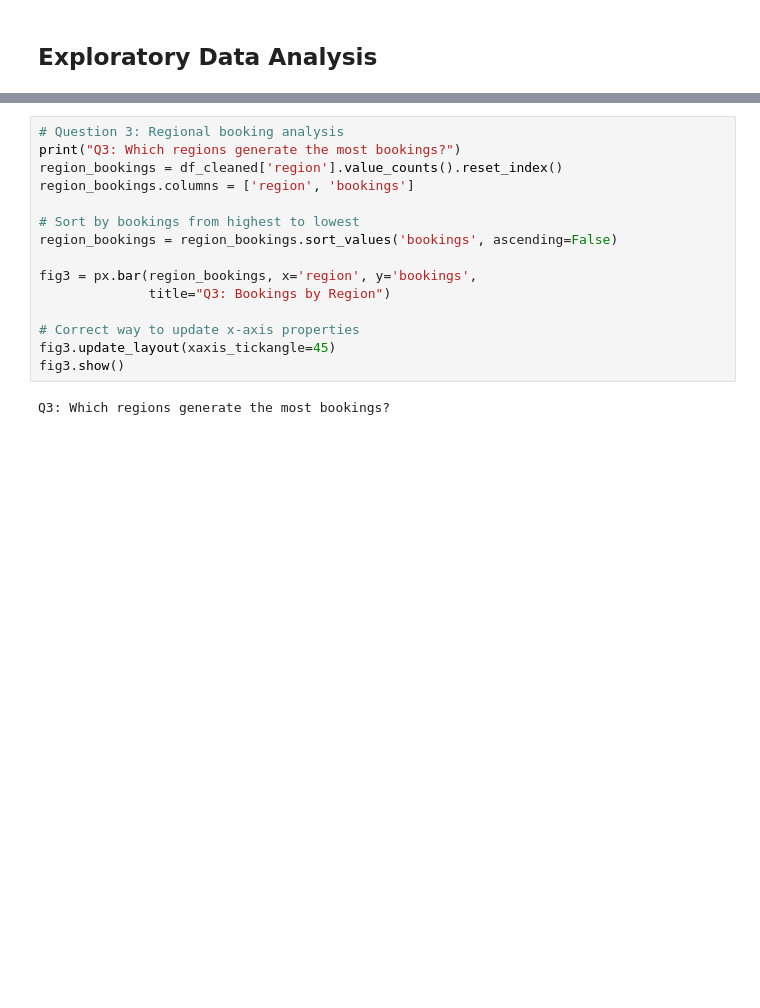
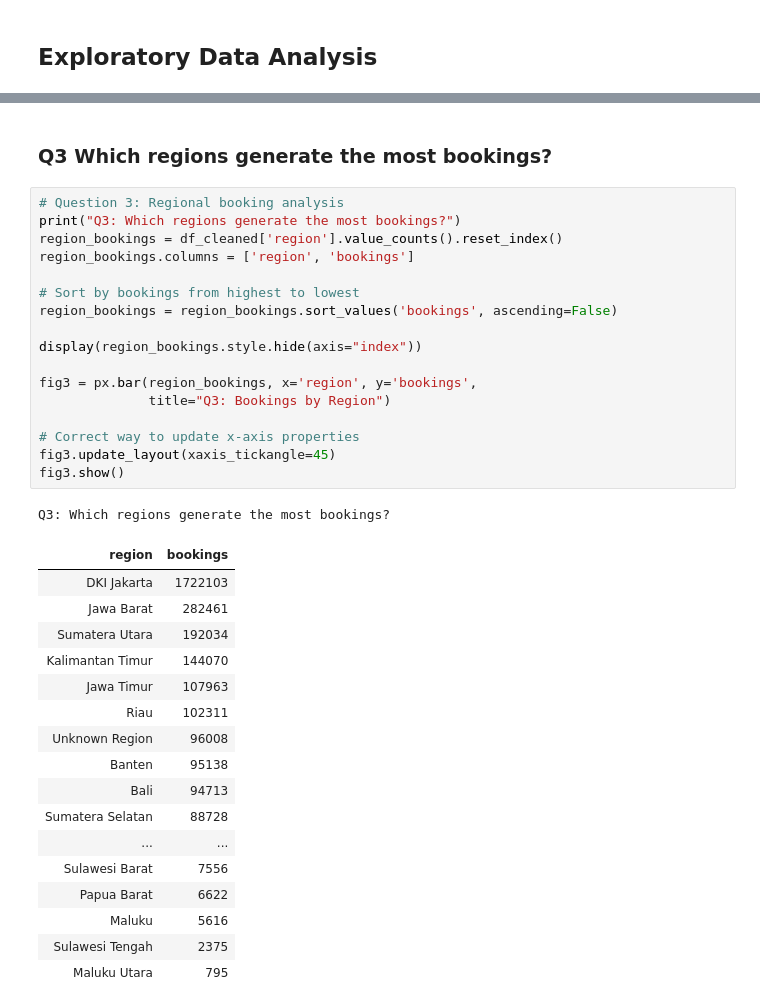
Before and after one commit to KeyCode17/Case-Study-Assignment, a Jupyter notebook: Analyze.ipynb, the cells around one changed output, grey strips where cells are left out. Drawn from its saved outputs; the diff is of its cells as text; blank space fills up the shorter version.

```diff
--- a/Analyze.ipynb
+++ b/Analyze.ipynb
@@ -285,17 +453,38 @@ Q2: Top 10 average ticket prices by airline
+# %% [markdown]
+### Q3 Which regions generate the most bookings?
 # %%
 # Question 3: Regional booking analysis
 print("Q3: Which regions generate the most bookings?")
 region_bookings = df_cleaned['region'].value_counts().reset_index()
 region_bookings.columns = ['region', 'bookings']
 
 # Sort by bookings from highest to lowest
 region_bookings = region_bookings.sort_values('bookings', ascending=False)
 
+display(region_bookings.style.hide(axis="index"))
+
 fig3 = px.bar(region_bookings, x='region', y='bookings',
               title="Q3: Bookings by Region")
 
 # Correct way to update x-axis properties
 fig3.update_layout(xaxis_tickangle=45)
 fig3.show()
 # %% [output]
 Q3: Which regions generate the most bookings?
+| region | bookings |
+| DKI Jakarta | 1722103 |
+| Jawa Barat | 282461 |
+| Sumatera Utara | 192034 |
+| Kalimantan Timur | 144070 |
+| Jawa Timur | 107963 |
+| Riau | 102311 |
+| Unknown Region | 96008 |
+| Banten | 95138 |
+| Bali | 94713 |
+| Sumatera Selatan | 88728 |
+| ... | ... |
+| Sulawesi Barat | 7556 |
+| Papua Barat | 6622 |
+| Maluku | 5616 |
+| Sulawesi Tengah | 2375 |
+| Maluku Utara | 795 |
```
Also changed, not shown: parts of 30 cells of this notebook, 5 other files.
